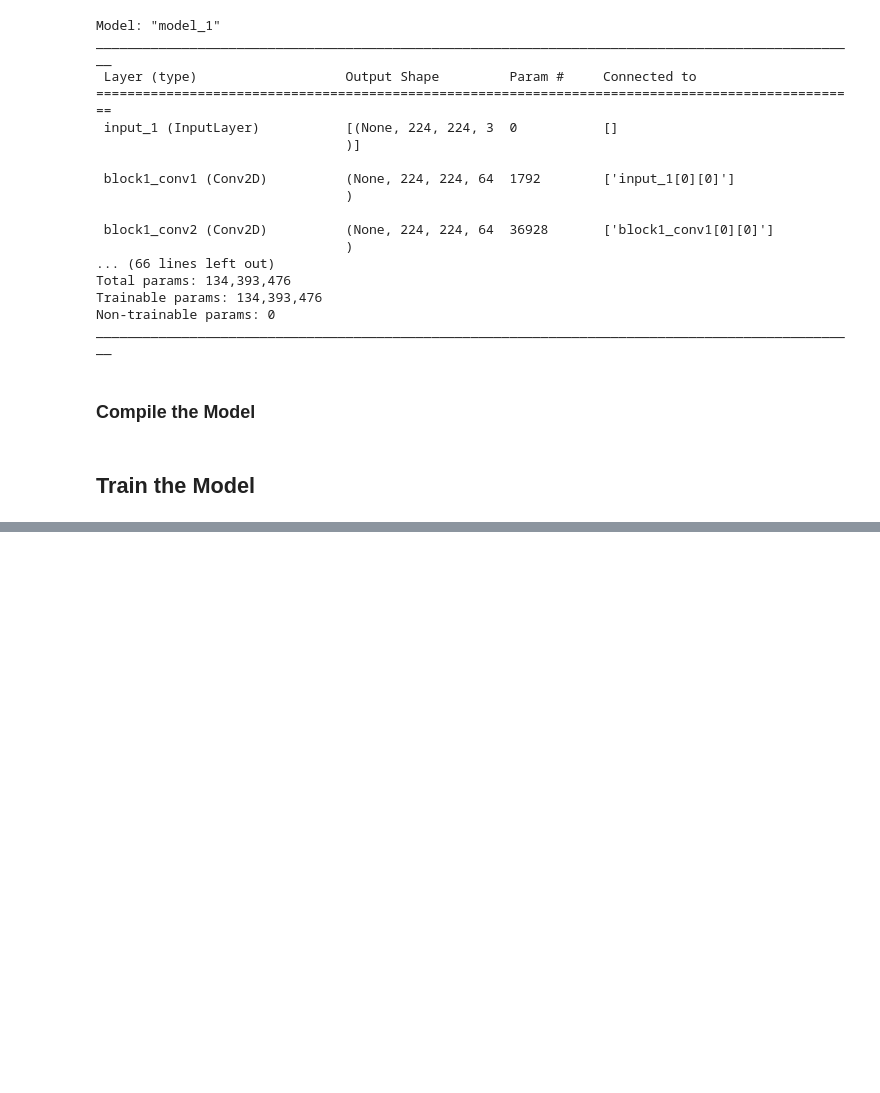
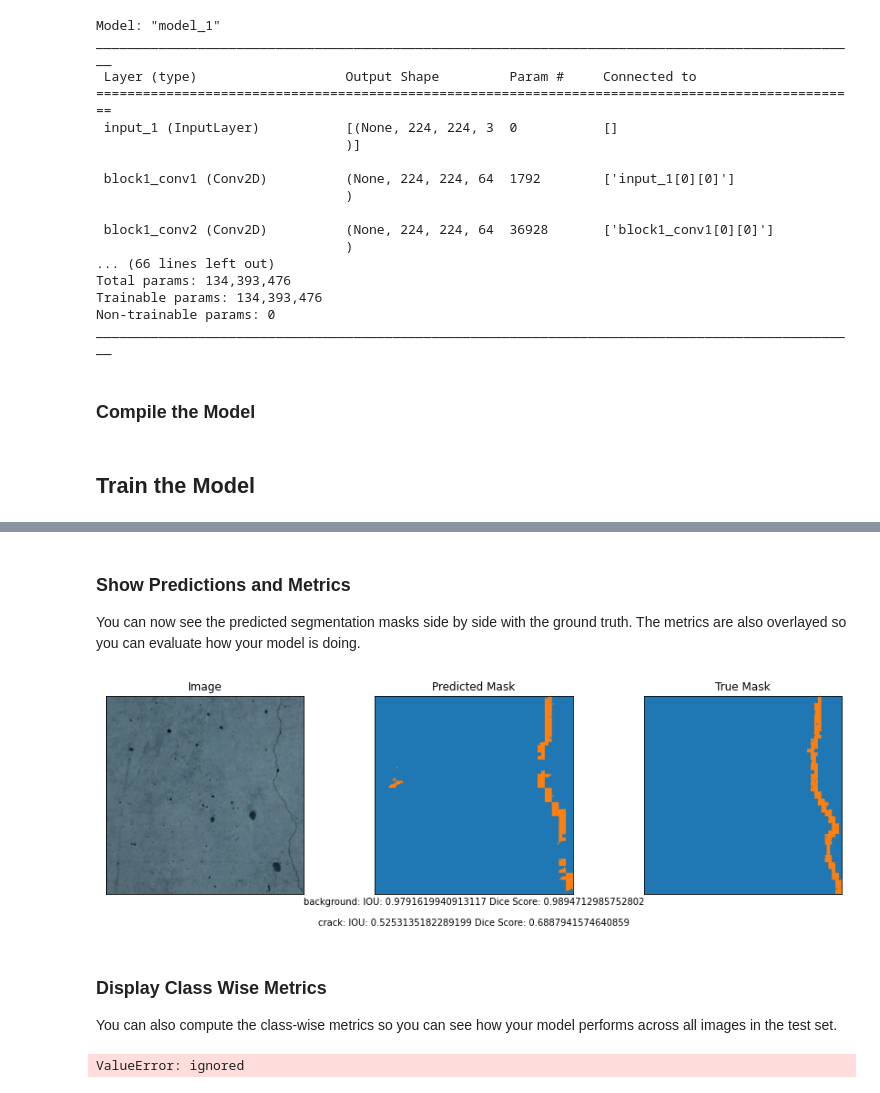
Before and after one commit to doanthuan/wildfire-detection, a Jupyter notebook: crack_segmentation.ipynb, the cells around one changed output, grey strips where cells are left out. Cells and saved outputs as stored; diff of their text form; code cells hidden in the pictures; blank space fills up the shorter version.

```diff
--- a/crack_segmentation.ipynb
+++ b/crack_segmentation.ipynb
@@ -639,0 +620,2 @@ drwxr-xr-x 3 root root       4096 Sep 26 09:36 saved_model
+# %%
+model = tf.keras.models.load_model('my_model.h5')
@@ -639,0 +657,6 @@ drwxr-xr-x 3 root root       4096 Sep 26 09:36 saved_model
+# %%
+# get the model prediction
+results = model.predict(validation_dataset, steps=validation_steps)
+
+# for each pixel, get the slice number which has the highest probability
+results = np.argmax(results, axis=3)
@@ -639,0 +673,52 @@ drwxr-xr-x 3 root root       4096 Sep 26 09:36 saved_model
+# %%
+def compute_metrics(y_true, y_pred):
+  '''
+  Computes IOU and Dice Score.
+
+  Args:
+    y_true (tensor) - ground truth label map
+    y_pred (tensor) - predicted label map
+  '''
+
+  class_wise_iou = []
+  class_wise_dice_score = []
+
+  smoothening_factor = 0.00001
+
+  for i in range(2):
+    intersection = np.sum((y_pred == i) * (y_true == i))
+    y_true_area = np.sum((y_true == i))
+    y_pred_area = np.sum((y_pred == i))
+    combined_area = y_true_area + y_pred_area
+
+    iou = (intersection + smoothening_factor) / (combined_area - intersection + smoothening_factor)
+    class_wise_iou.append(iou)
+
+    dice_score =  2 * ((intersection + smoothening_factor) / (combined_area + smoothening_factor))
+    class_wise_dice_score.append(dice_score)
+
+  return class_wise_iou, class_wise_dice_score
+# %% [markdown]
+### Show Predictions and Metrics
+
+You can now see the predicted segmentation masks side by side with the ground truth. The metrics are also overlayed so you can evaluate how your model is doing.
+# %%
+# input a number from 0 to 63 to pick an image from the test set
+integer_slider = 0
+
+# compute metrics
+iou, dice_score = compute_metrics(y_true_segments[integer_slider], results[integer_slider])
+
+# visualize the output and metrics
+show_predictions(y_true_images[integer_slider], [results[integer_slider], y_true_segments[integer_slider]], ["Image", "Predicted Mask", "True Mask"], iou, dice_score)
+# %% [output]
+[figure, added]
+# %% [markdown]
+### Display Class Wise Metrics
+
+You can also compute the class-wise metrics so you can see how your model performs across all images in the test set.
+# %%
+# compute class-wise metrics
+cls_wise_iou, cls_wise_dice_score = compute_metrics(y_true_segments, results)
+# %% [output]
+ValueError: ignored
```
Also changed, not shown: parts of 13 cells of this notebook.
